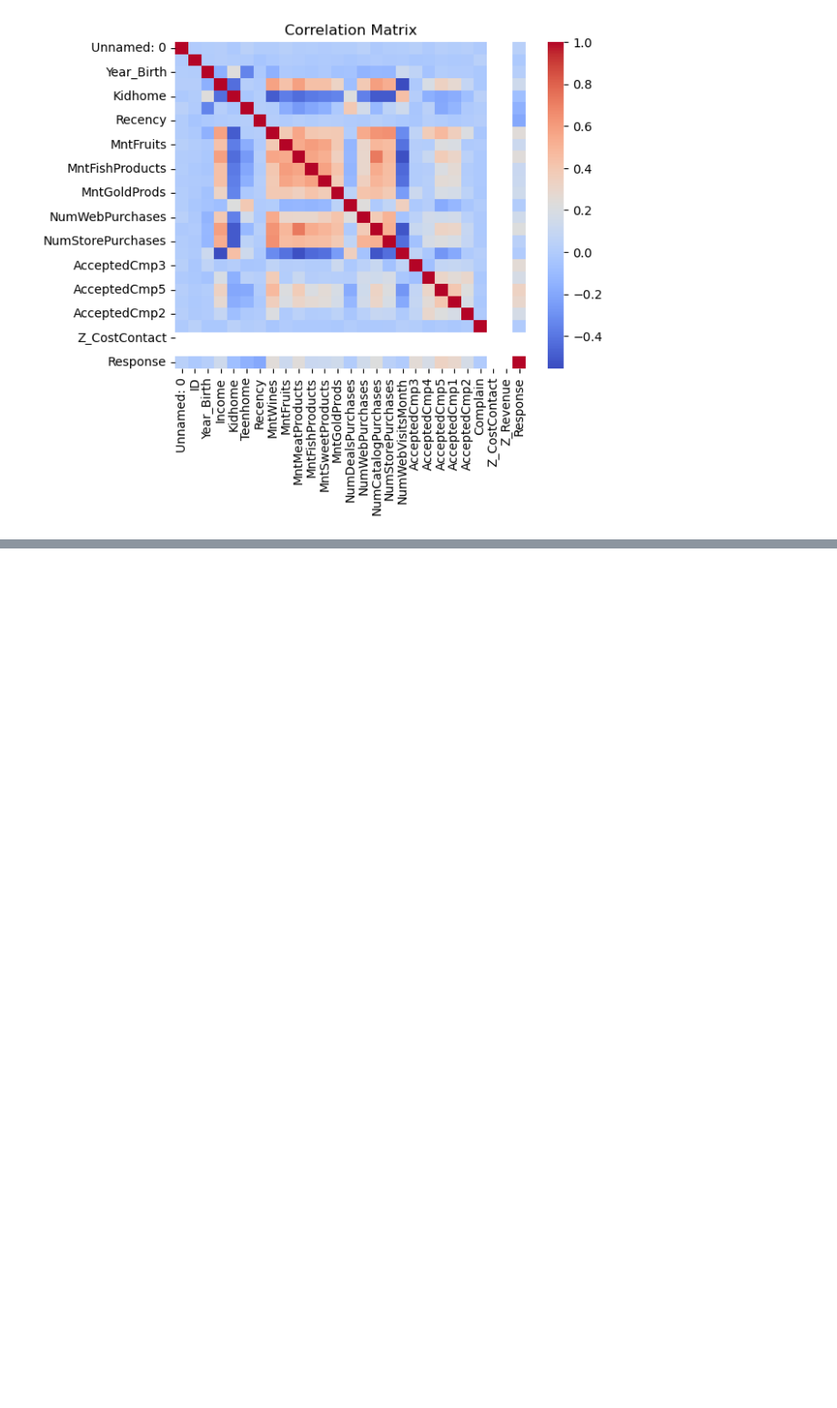
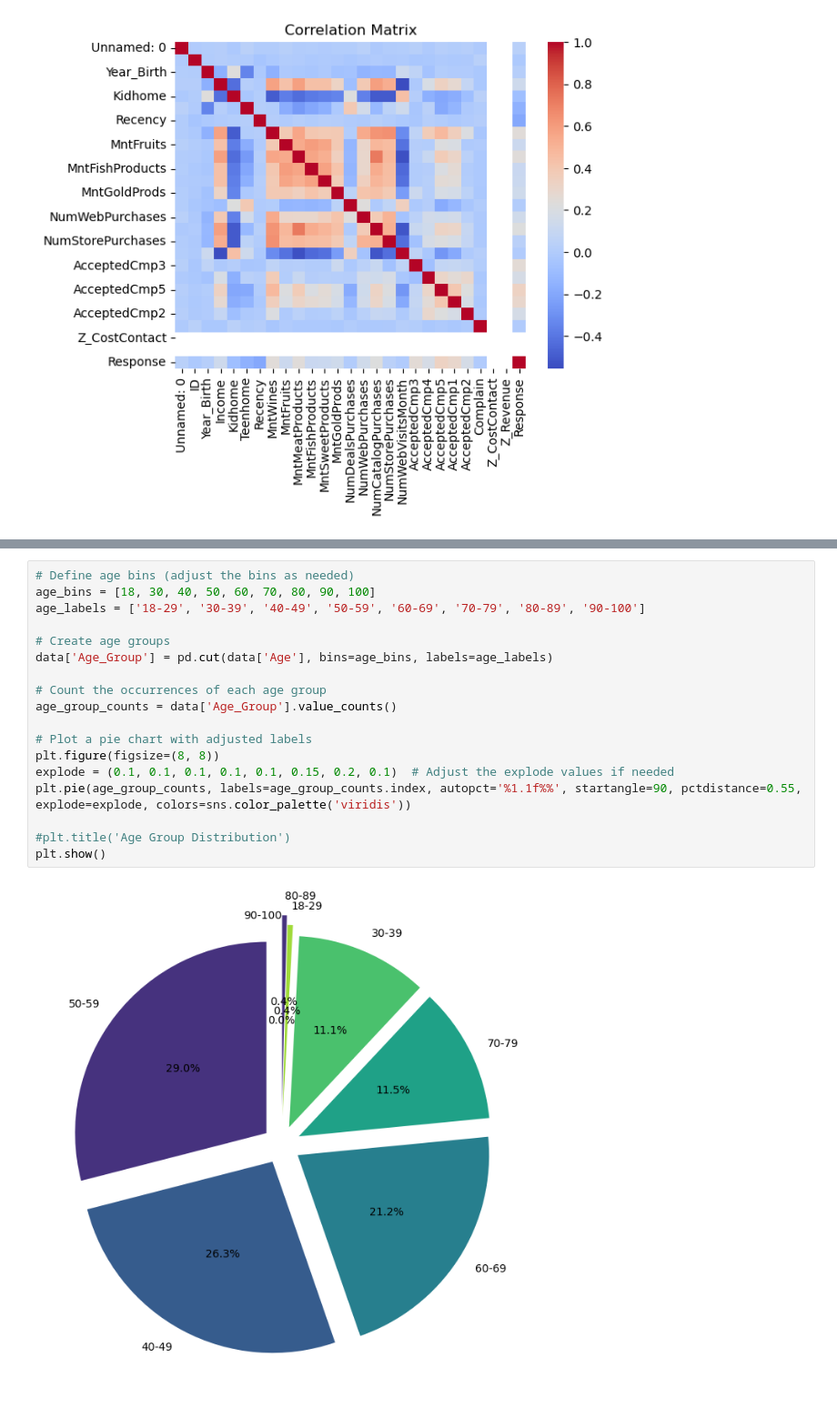
Before and after one commit to ASM2023063/mscda-20241-capstone, a Jupyter notebook: 2023063_CAPSTONE_PRACTICAL_V1.ipynb, the cells around one changed output, grey strips where cells are left out. Shown at 91% size. Drawn from its saved outputs; the diff is of its cells as text; blank space fills up the shorter version.

```diff
--- a/2023063_CAPSTONE_PRACTICAL_V1.ipynb
+++ b/2023063_CAPSTONE_PRACTICAL_V1.ipynb
@@ -152,0 +221,20 @@ plt.show()
+# %%
+# Define age bins (adjust the bins as needed)
+age_bins = [18, 30, 40, 50, 60, 70, 80, 90, 100]
+age_labels = ['18-29', '30-39', '40-49', '50-59', '60-69', '70-79', '80-89', '90-100']
+
+# Create age groups
+data['Age_Group'] = pd.cut(data['Age'], bins=age_bins, labels=age_labels)
+
+# Count the occurrences of each age group
+age_group_counts = data['Age_Group'].value_counts()
+
+# Plot a pie chart with adjusted labels
+plt.figure(figsize=(8, 8))
+explode = (0.1, 0.1, 0.1, 0.1, 0.1, 0.15, 0.2, 0.1)  # Adjust the explode values if needed
+plt.pie(age_group_counts, labels=age_group_counts.index, autopct='%1.1f%%', startangle=90, pctdistance=0.55, explode=explode, colors=sns.color_palette('viridis'))
+
+#plt.title('Age Group Distribution')
+plt.show()
+# %% [output]
+[figure, added]
```
Also changed, not shown: parts of 6 cells of this notebook.
